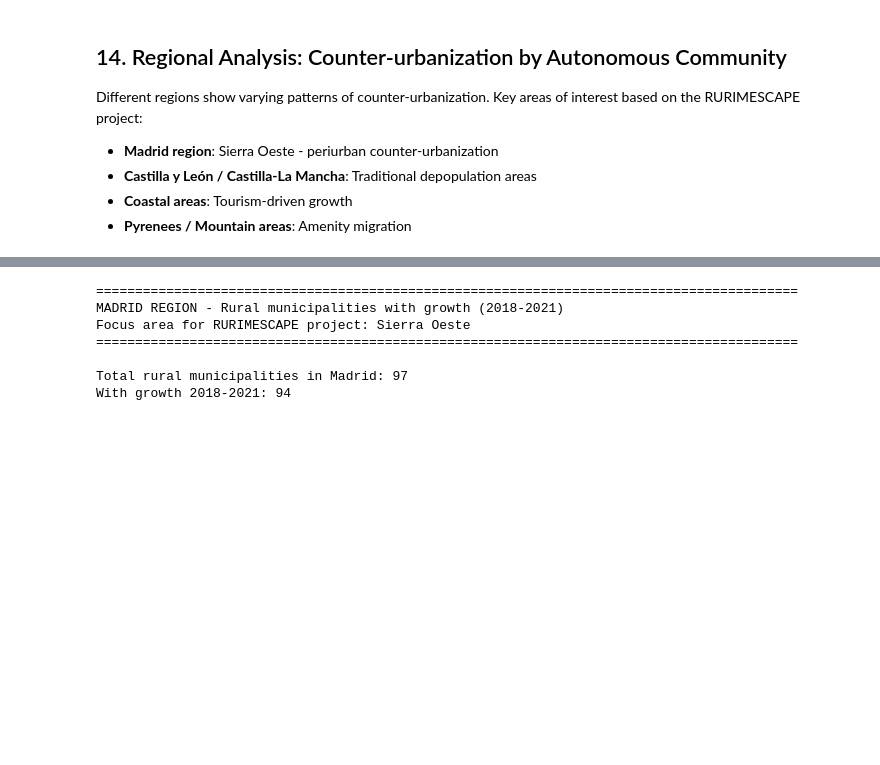
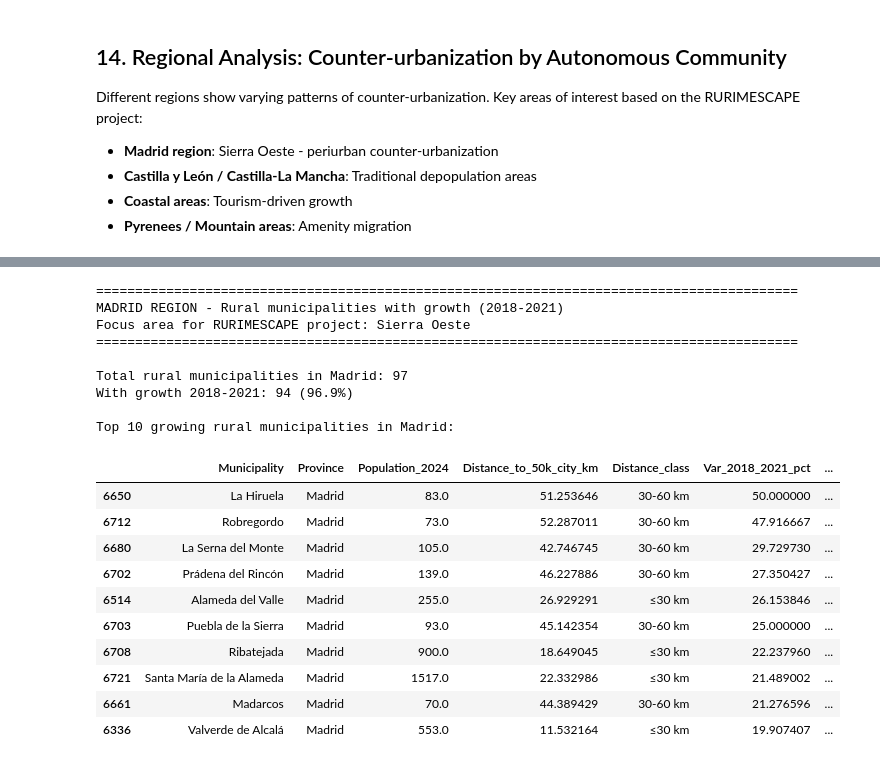
Before and after one commit to juanzotes/rural-migration-land-use-spain, a Jupyter notebook: notebooks/v1_pop_variation_accessibility_buffer_maps.ipynb, the cells around one changed output, grey strips where cells are left out. Cells and saved outputs as stored; diff of their text form; code cells hidden in the pictures; blank space fills up the shorter version.

```diff
--- a/notebooks/v1_pop_variation_accessibility_buffer_maps.ipynb
+++ b/notebooks/v1_pop_variation_accessibility_buffer_maps.ipynb
@@ -1360,28 +1410,51 @@ Period: 2018-2021
 # %%
 # CODE CELL - 14.2 Examples from key regions - Madrid
 # =============================================================================
 print("\n" + "=" * 90)
 print("MADRID REGION - Rural municipalities with growth (2018-2021)")
 print("Focus area for RURIMESCAPE project: Sierra Oeste")
 print("=" * 90)
 
 if 'CCAA' in rural.columns:
     madrid_rural = rural[rural['CCAA'].str.contains('Madrid', case=False, na=False)]
     madrid_growth = madrid_rural[madrid_rural['Var_2018_2021_pct'] > 0].sort_values('Var_2018_2021_pct', ascending=False)
 
     print(f"\nTotal rural municipalities in Madrid: {len(madrid_rural)}")
-    print(f"With growth 2018-2021: {len(madrid_growth)}")
+    print(f"With growth 2018-2021: {len(madrid_growth)} ({len(madrid_growth)/len(madrid_rural)*100:.1f}%)")
+
+    # Display columns
+    display_cols = ['Municipality', 'Province', 'Population_2024', 'Distance_to_50k_city_km',
+                    'Distance_class', 'Var_2018_2021_pct', 'Var_2021_2024_pct']
+    display_cols = [c for c in display_cols if c in madrid_growth.columns]
 
     if len(madrid_growth) > 0:
-        madrid_growth[display_cols].head(10)
+        print("\nTop 10 growing rural municipalities in Madrid:")
+        display(madrid_growth[display_cols].head(10))
+    else:
+        print("No growing rural municipalities found in Madrid")
+else:
+    print("CCAA column not available")
 # %% [output]
 ==========================================================================================
 MADRID REGION - Rural municipalities with growth (2018-2021)
 Focus area for RURIMESCAPE project: Sierra Oeste
 ==========================================================================================
 
 Total rural municipalities in Madrid: 97
-With growth 2018-2021: 94
+With growth 2018-2021: 94 (96.9%)
+
+Top 10 growing rural municipalities in Madrid:
+|  | Municipality | Province | Population_2024 | Distance_to_50k_city_km | Distance_class | Var_2018_2021_pct | ... |
+| 6650 | La Hiruela | Madrid | 83.0 | 51.253646 | 30-60 km | 50.000000 | ... |
+| 6712 | Robregordo | Madrid | 73.0 | 52.287011 | 30-60 km | 47.916667 | ... |
+| 6680 | La Serna del Monte | Madrid | 105.0 | 42.746745 | 30-60 km | 29.729730 | ... |
+| 6702 | Prádena del Rincón | Madrid | 139.0 | 46.227886 | 30-60 km | 27.350427 | ... |
+| 6514 | Alameda del Valle | Madrid | 255.0 | 26.929291 | ≤30 km | 26.153846 | ... |
+| 6703 | Puebla de la Sierra | Madrid | 93.0 | 45.142354 | 30-60 km | 25.000000 | ... |
+| 6708 | Ribatejada | Madrid | 900.0 | 18.649045 | ≤30 km | 22.237960 | ... |
+| 6721 | Santa María de la Alameda | Madrid | 1517.0 | 22.332986 | ≤30 km | 21.489002 | ... |
+| 6661 | Madarcos | Madrid | 70.0 | 44.389429 | 30-60 km | 21.276596 | ... |
+| 6336 | Valverde de Alcalá | Madrid | 553.0 | 11.532164 | ≤30 km | 19.907407 | ... |
 # %%
 # CODE CELL - 14.3 Examples from Castilla y León
 # =============================================================================
```
Also changed, not shown: parts of 18 cells of this notebook, 1 other file.
